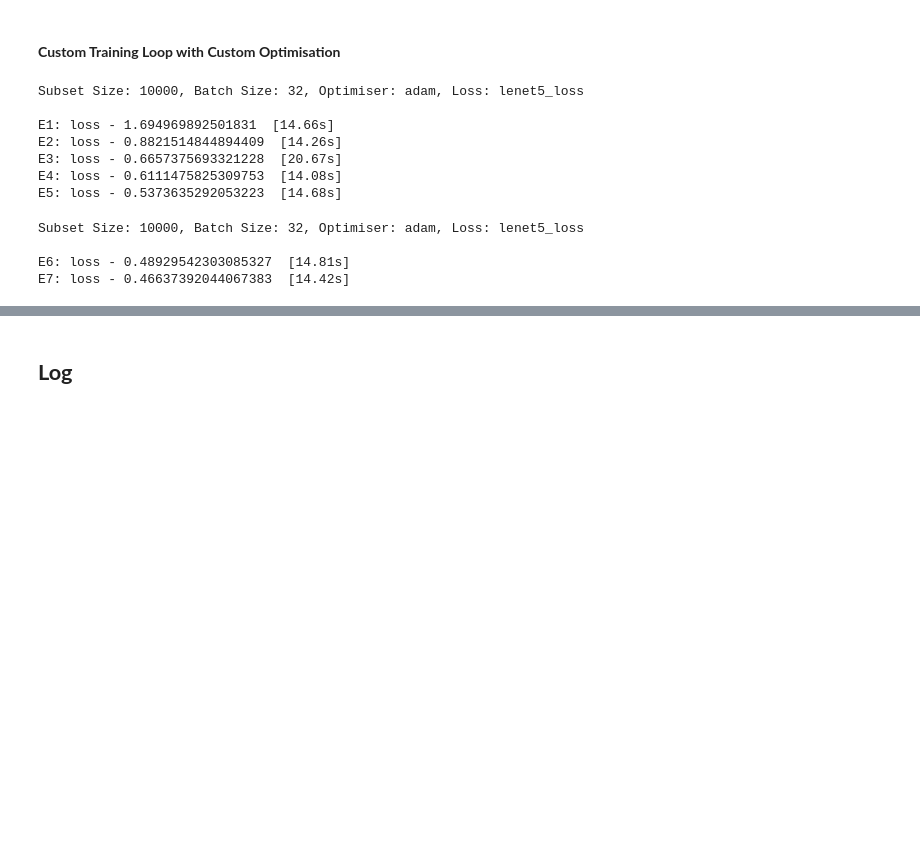
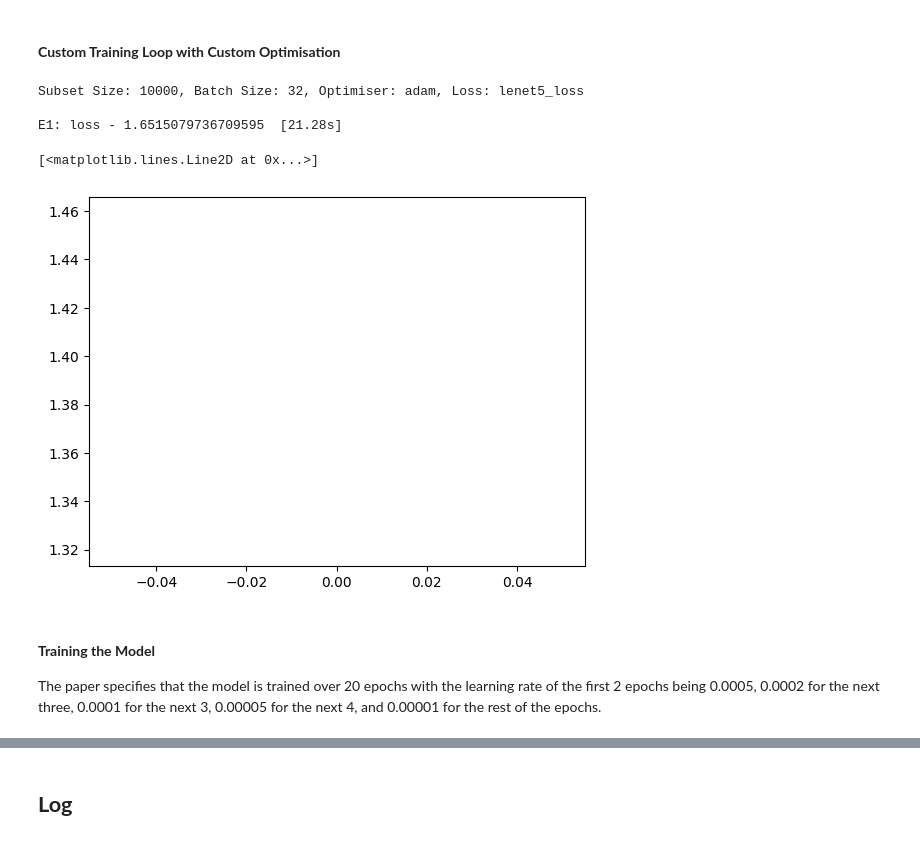
Before and after one commit to OmPanchal/lenet-using-tensorflow, a Jupyter notebook: Lenet.ipynb, the cells around one changed output, grey strips where cells are left out. Drawn from its saved outputs; the diff is of its cells as text; code cells hidden in the pictures; blank space fills up the shorter version.

Commit message:
Trained the Lenet5

```diff
--- a/Lenet.ipynb
+++ b/Lenet.ipynb
@@ -1028,7 +1028,7 @@ for op in test_optimisers:
 # %% [markdown]
 #### **Custom Training Loop with Custom Optimisation**
 # %%
-lenet5 = Lenet5()
+test_lenet5 = Lenet5()
 
 
 def lr_step(hessian): return np.abs(np.sum(hessian / hessian.numpy().size) / 32)
@@ -1053,6 +1053,7 @@ class Lenet5Trainer(object):
 
         self.training_loss = 0
         self.initial_weights = self.MODEL.get_weights()
+        self.loss_history = []
 
     def step(self, x, y, i):
         with tf.GradientTape() as tape:
@@ -1098,27 +1099,27 @@ class Lenet5Trainer(object):
                 print(f"\rE{current_i}: .", end="")
                 self.step(x, y, current_i)
 
-            print(f"\rE{current_i}: loss - {(self.training_loss / self.SUBSET_SIZE).numpy()}  [{np.round(time.time() - s, 2)}s]")
+            l = (self.training_loss / self.SUBSET_SIZE).numpy()
+            self.loss_history.extend([l])
+            print(f"\rE{current_i}: loss - {l}  [{np.round(time.time() - s, 2)}s]")
 
         self.EPOCHS += epochs
 
 
 
-trainer = Lenet5Trainer(lenet5, subset_size=10000)
+trainer = Lenet5Trainer(test_lenet5, subset_size=10000)
 trainer.reset_model()
-trainer.train(epochs=5)
+
+trainer.train(epochs=1)
 # %% [output]
 Subset Size: 10000, Batch Size: 32, Optimiser: adam, Loss: lenet5_loss
 
-E1: loss - 1.694969892501831  [14.66s]
-E2: loss - 0.8821514844894409  [14.26s]
-E3: loss - 0.6657375693321228  [20.67s]
-E4: loss - 0.6111475825309753  [14.08s]
-E5: loss - 0.5373635292053223  [14.68s]
+E1: loss - 1.6515079736709595  [21.28s]
-# %%
-trainer.train(epochs=2)
-# %% [output]
-Subset Size: 10000, Batch Size: 32, Optimiser: adam, Loss: lenet5_loss
-
-E6: loss - 0.48929542303085327  [14.81s]
-E7: loss - 0.46637392044067383  [14.42s]
+# %%
+plt.plot(trainer.loss_history)
+# %% [output]
+[<matplotlib.lines.Line2D at 0x...>]
+[figure, added]
+# %% [markdown]
+#### **Training the Model**
+The paper specifies that the model is trained over 20 epochs with the learning rate of the first 2 epochs being 0.0005, 0.0002 for the next three, 0.0001 for the next 3, 0.00005 for the next 4, and 0.00001 for the rest of the epochs.
```
Also changed, not shown: parts of 23 cells of this notebook.
